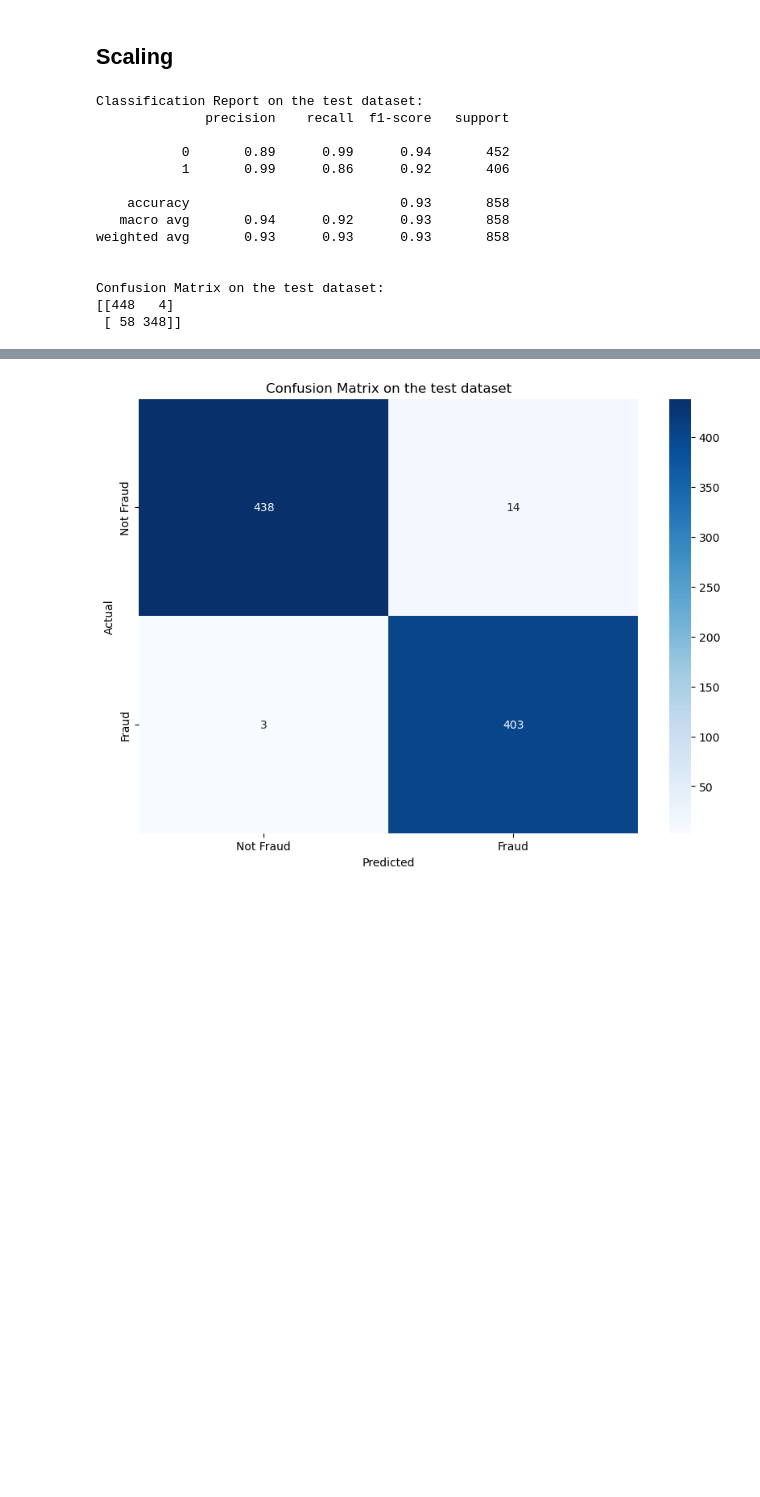
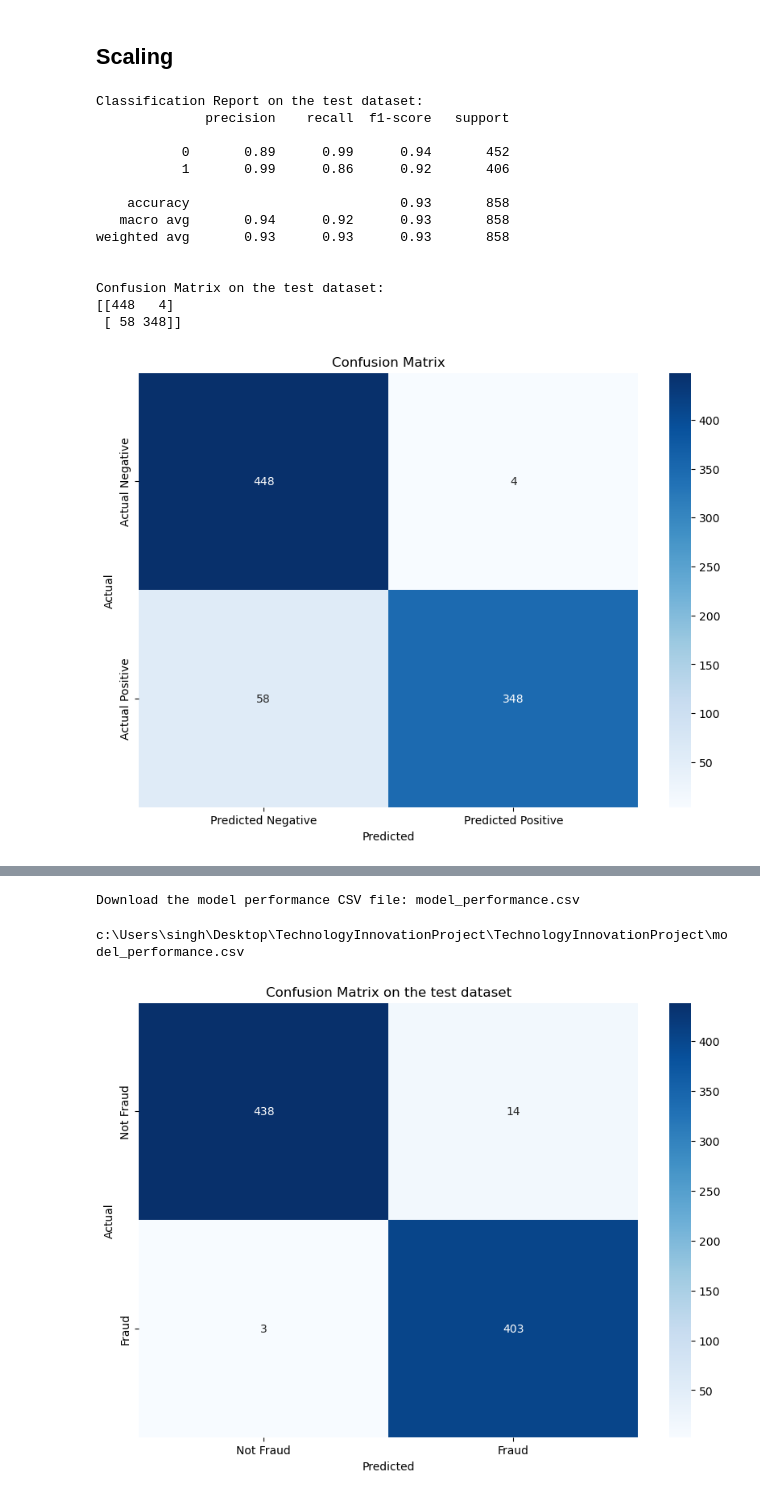
Before and after one commit to SSIN0045/TechnologyInnovationProject, a Jupyter notebook: ModelonUnseenData.ipynb, the cells around one changed output, grey strips where cells are left out. Drawn from its saved outputs; the diff is of its cells as text; code cells hidden in the pictures; blank space fills up the shorter version.

Commit message:
confusion matrix

```diff
--- a/ModelonUnseenData.ipynb
+++ b/ModelonUnseenData.ipynb
@@ -612,7 +612,7 @@ df['gender'] = df['gender'].map({'M': 1, 'F': 0})
 # %%
 import joblib
 import pandas as pd
-from sklearn.metrics import accuracy_score, classification_report, confusion_matrix
+from sklearn.metrics import accuracy_score, classification_report, confusion_matrix, roc_curve, auc
 import seaborn as sns
 import matplotlib.pyplot as plt
 from sklearn.model_selection import train_test_split
@@ -620,39 +620,97 @@ from sklearn.preprocessing import StandardScaler
 
 # Assuming df_under is the balanced dataset
 # Step 1: Split the balanced data into features (X) and target (y)
-
-
 X = df_under.drop(columns=['is_fraud'])
 y = df_under['is_fraud']
+
 # Step 2: Split the data into training and testing sets
 X_train, X_test, y_train, y_test = train_test_split(X, y, test_size=0.2, random_state=42)
+
 # Step 3: Scale the data
 scaler = StandardScaler()
 X_train_scaled = scaler.fit_transform(X_train)
 X_test_scaled = scaler.transform(X_test)
+
 # Load the previously saved model
-best_xgb = joblib.load('best_xgb_model.jobLib')  # Replace with your actual model filename
+best_xgb = joblib.load('best_xgb_model.joblib')  # Replace with your actual model filename
+
 # Step 4: Make predictions on the scaled test data
 y_pred = best_xgb.predict(X_test_scaled)
+y_pred_proba = best_xgb.predict_proba(X_test_scaled)[:, 1]  # Get predicted probabilities for ROC curve
+
 # Print the classification report
 print("Classification Report on the test dataset:")
-print(classification_report(y_test, y_pred))
+classification_report_str = classification_report(y_test, y_pred)
+print(classification_report_str)
+
 # Calculate and print the confusion matrix
 conf_matrix = confusion_matrix(y_test, y_pred)
 print("\nConfusion Matrix on the test dataset:")
 print(conf_matrix)
+
+# Convert the classification report to a dataframe for easy manipulation
+classification_report_df = pd.DataFrame(classification_report(y_test, y_pred, output_dict=True)).transpose()
+
+# Create a dataframe for the confusion matrix
+conf_matrix_df = pd.DataFrame(conf_matrix, index=['Actual Negative', 'Actual Positive'], columns=['Predicted Negative', 'Predicted Positive'])
+
+# Calculate the ROC curve
+fpr, tpr, thresholds = roc_curve(y_test, y_pred_proba)
+roc_auc = auc(fpr, tpr)
+
+# Create a dataframe for the ROC curve
+roc_df = pd.DataFrame({'False Positive Rate': fpr, 'True Positive Rate': tpr, 'Threshold': thresholds})
+
+# Save the results to an Excel file and CSV file
+excel_filename = 'model_performance.xlsx'
+csv_filename = 'model_performance.csv'
+
+with pd.ExcelWriter(excel_filename, engine='openpyxl') as writer:
+    classification_report_df.to_excel(writer, sheet_name='Classification Report')
+    conf_matrix_df.to_excel(writer, sheet_name='Confusion Matrix')
+    roc_df.to_excel(writer, sheet_name='ROC Curve')
+
+# Save the ROC curve data to a CSV file
+roc_df.to_csv(csv_filename, index=False)
+
+# Visualization of the confusion matrix
+plt.figure(figsize=(10, 7))
+sns.heatmap(conf_matrix_df, annot=True, fmt='d', cmap='Blues')
+plt.title('Confusion Matrix')
+plt.ylabel('Actual')
+plt.xlabel('Predicted')
+plt.show()
+
+# Plot the ROC curve
+plt.figure(figsize=(10, 7))
+plt.plot(fpr, tpr, color='blue', lw=2, label=f'ROC curve (area = {roc_auc:.2f})')
+plt.plot([0, 1], [0, 1], color='grey', lw=2, linestyle='--')
+plt.xlim([0.0, 1.0])
+plt.ylim([0.0, 1.05])
+plt.xlabel('False Positive Rate')
+plt.ylabel('True Positive Rate')
+plt.title('Receiver Operating Characteristic (ROC) Curve')
+plt.legend(loc="lower right")
+plt.show()
+
+# Code to download the CSV file (works in Jupyter notebooks)
+from IPython.display import FileLink
+
+print(f"\nDownload the model performance CSV file: {csv_filename}")
+FileLink(csv_filename)
 # %% [output]
 Classification Report on the test dataset:
               precision    recall  f1-score   support
 
            0       0.89      0.99      0.94       452
            1       0.99      0.86      0.92       406
 
     accuracy                           0.93       858
    macro avg       0.94      0.92      0.93       858
 weighted avg       0.93      0.93      0.93       858
 
 
 Confusion Matrix on the test dataset:
 [[448   4]
  [ 58 348]]
+[figure, added]
@@ -659,3 +718,5 @@ Confusion Matrix on the test dataset:
+Download the model performance CSV file: model_performance.csv
+c:\Users\singh\Desktop\TechnologyInnovationProject\TechnologyInnovationProject\model_performance.csv
 # %%
 # Plot the confusion matrix
 plt.figure(figsize=(10, 7))
```
Also changed, not shown: parts of 1 cell of this notebook, 1 other file.
